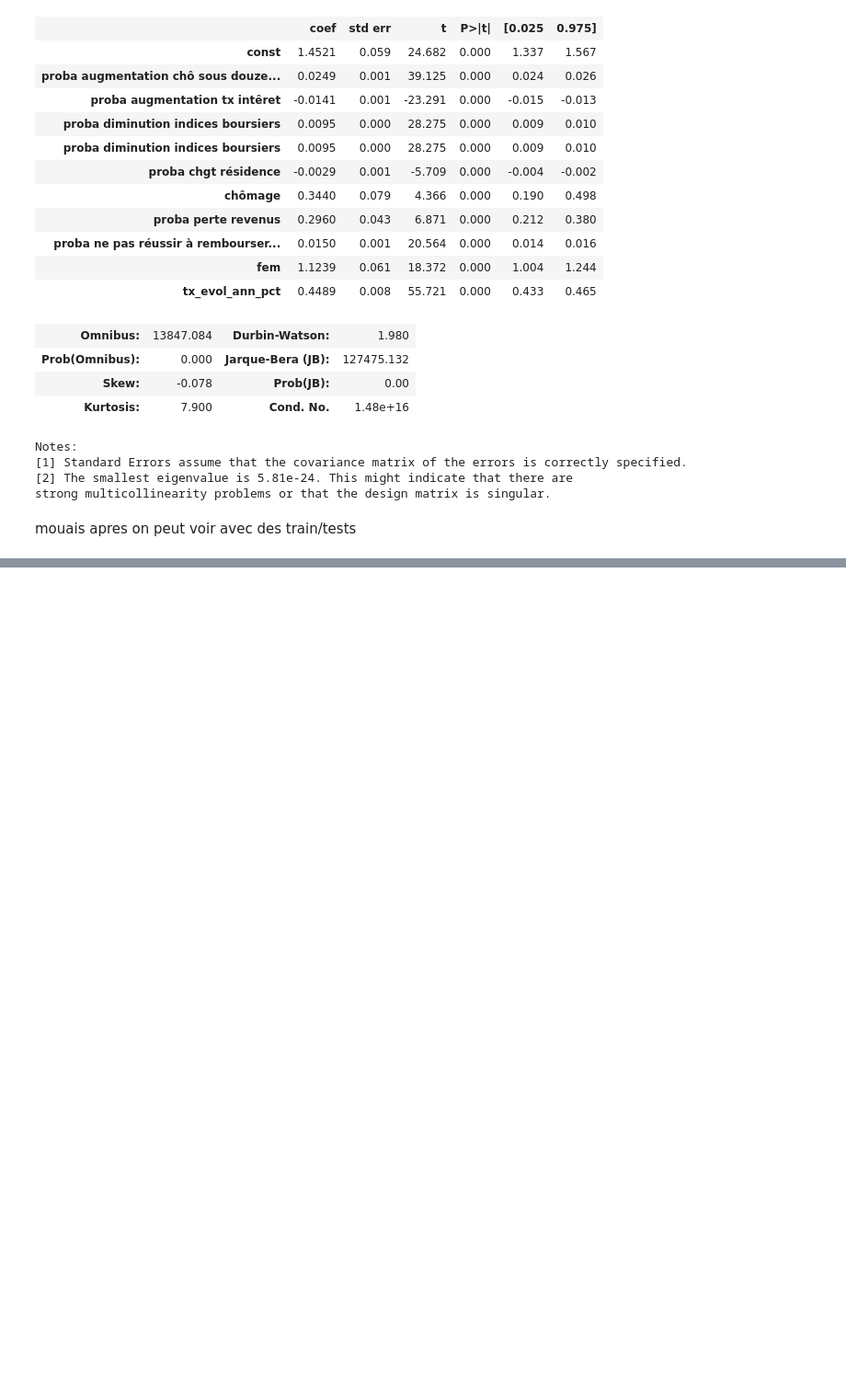
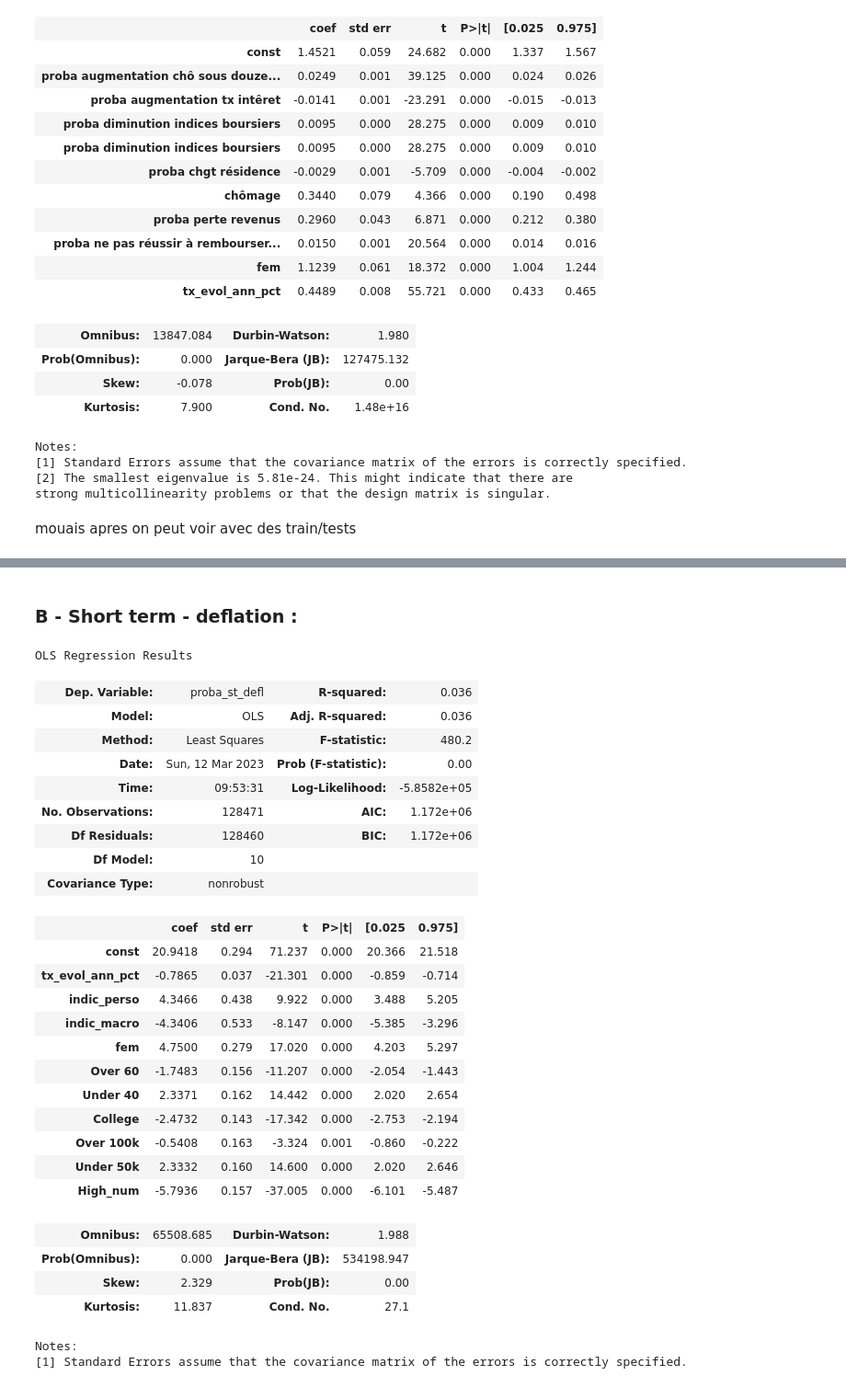
Before and after one commit to Jeremstar/-a-va-pr-dire-l-inflation-s-v-re, a Jupyter notebook: Régressions.ipynb, the cells around one changed output, grey strips where cells are left out. Shown at 92% size. Drawn from its saved outputs; the diff is of its cells as text; code cells hidden in the pictures; blank space fills up the shorter version.

```diff
--- a/Régressions.ipynb
+++ b/Régressions.ipynb
@@ -754,0 +867,39 @@ mouais apres on peut voir avec des train/tests
+# %% [markdown]
+### B - Short term - deflation :
+# %%
+Y = BF['proba_st_defl'].astype('float')
+X = BF.fillna(0)[['tx_evol_ann_pct','indic_perso','indic_macro','fem','Over 60','Under 40','College','Over 100k','Under 50k','High_num']]
+X = sm.add_constant(X)
+model = sm.OLS(Y,X)
+results = model.fit()
+su = results.summary()
+su
+# %% [output]
+OLS Regression Results
+| Dep. Variable: | proba_st_defl | R-squared: | 0.036 |
+| Model: | OLS | Adj. R-squared: | 0.036 |
+| Method: | Least Squares | F-statistic: | 480.2 |
+| Date: | Sun, 12 Mar 2023 | Prob (F-statistic): | 0.00 |
+| Time: | 09:53:31 | Log-Likelihood: | -5.8582e+05 |
+| No. Observations: | 128471 | AIC: | 1.172e+06 |
+| Df Residuals: | 128460 | BIC: | 1.172e+06 |
+| Df Model: | 10 |  |  |
+| Covariance Type: | nonrobust |  |  |
+|  | coef | std err | t | P>|t| | [0.025 | 0.975] |
+| const | 20.9418 | 0.294 | 71.237 | 0.000 | 20.366 | 21.518 |
+| tx_evol_ann_pct | -0.7865 | 0.037 | -21.301 | 0.000 | -0.859 | -0.714 |
+| indic_perso | 4.3466 | 0.438 | 9.922 | 0.000 | 3.488 | 5.205 |
+| indic_macro | -4.3406 | 0.533 | -8.147 | 0.000 | -5.385 | -3.296 |
+| fem | 4.7500 | 0.279 | 17.020 | 0.000 | 4.203 | 5.297 |
+| Over 60 | -1.7483 | 0.156 | -11.207 | 0.000 | -2.054 | -1.443 |
+| Under 40 | 2.3371 | 0.162 | 14.442 | 0.000 | 2.020 | 2.654 |
+| College | -2.4732 | 0.143 | -17.342 | 0.000 | -2.753 | -2.194 |
+| Over 100k | -0.5408 | 0.163 | -3.324 | 0.001 | -0.860 | -0.222 |
+| Under 50k | 2.3332 | 0.160 | 14.600 | 0.000 | 2.020 | 2.646 |
+| High_num | -5.7936 | 0.157 | -37.005 | 0.000 | -6.101 | -5.487 |
+| Omnibus: | 65508.685 | Durbin-Watson: | 1.988 |
+| Prob(Omnibus): | 0.000 | Jarque-Bera (JB): | 534198.947 |
+| Skew: | 2.329 | Prob(JB): | 0.00 |
+| Kurtosis: | 11.837 | Cond. No. | 27.1 |
+Notes:
+[1] Standard Errors assume that the covariance matrix of the errors is correctly specified.
```
Also changed, not shown: parts of 17 cells of this notebook.
